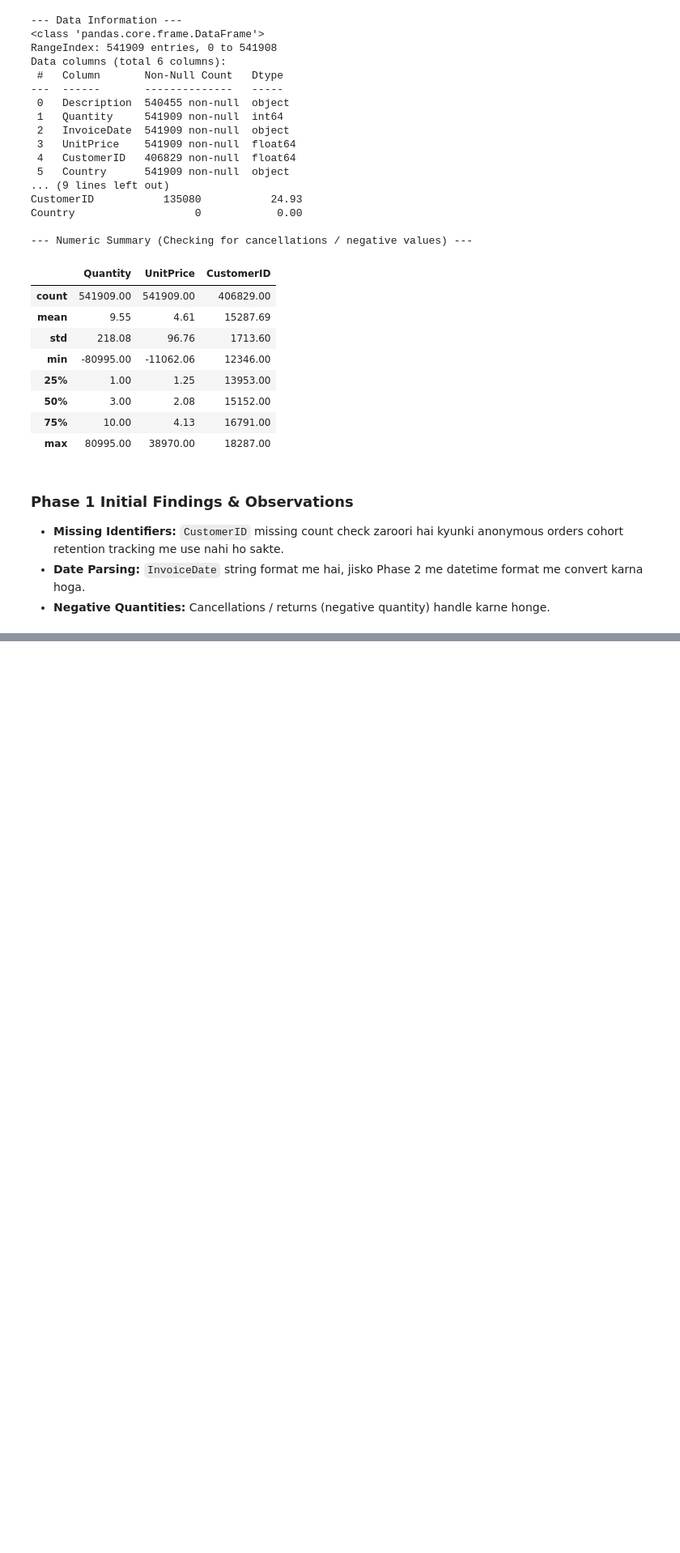
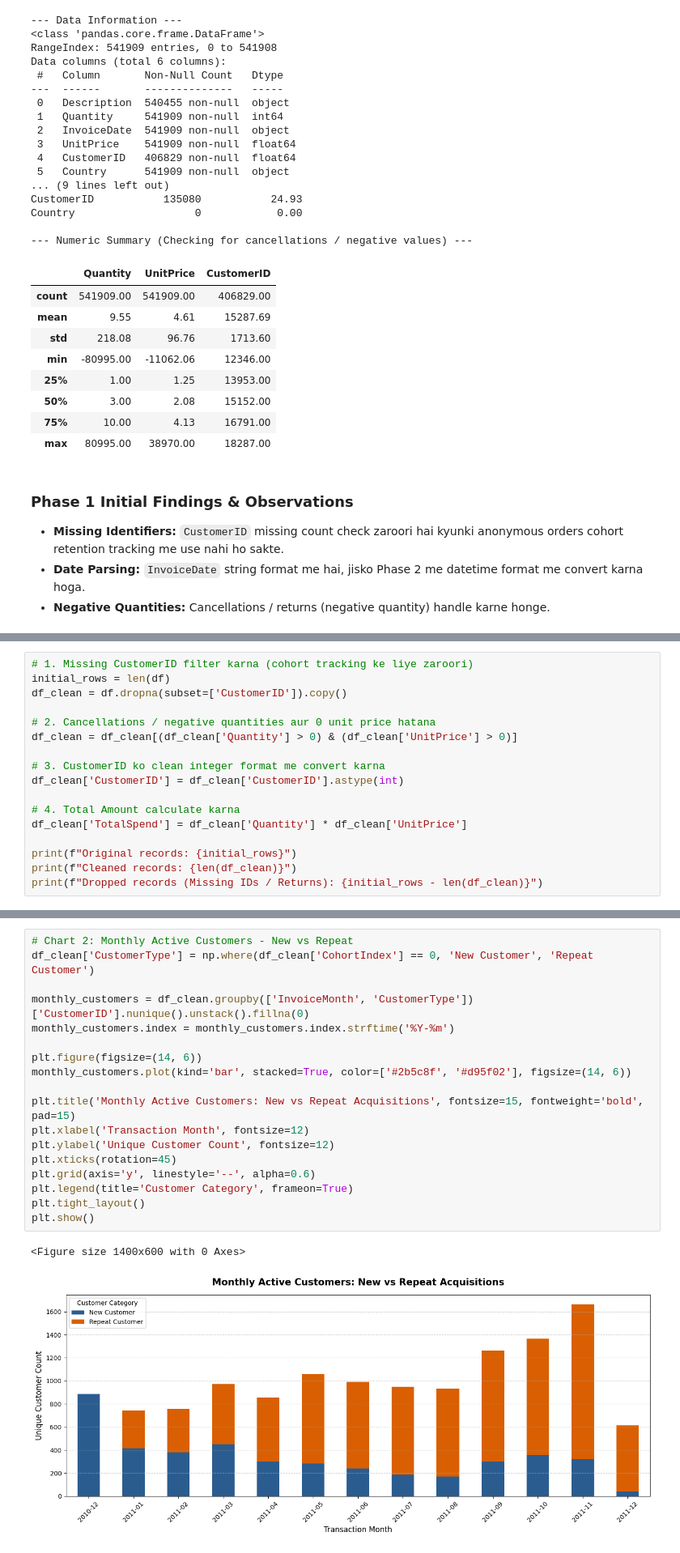
Before and after one commit to aadya-saraswat/DA-030-online-retail-cohort-analysis, a Jupyter notebook: notebooks/DA_030_cohort_analysis.ipynb, the cells around one changed output, grey strips where cells are left out. Shown at 81% size. Drawn from its saved outputs; the diff is of its cells as text; blank space fills up the shorter version.

```diff
--- a/notebooks/DA_030_cohort_analysis.ipynb
+++ b/notebooks/DA_030_cohort_analysis.ipynb
@@ -89,0 +93,17 @@ Country                   0            0.00
+# %%
+# 1. Missing CustomerID filter karna (cohort tracking ke liye zaroori)
+initial_rows = len(df)
+df_clean = df.dropna(subset=['CustomerID']).copy()
+
+# 2. Cancellations / negative quantities aur 0 unit price hatana
+df_clean = df_clean[(df_clean['Quantity'] > 0) & (df_clean['UnitPrice'] > 0)]
+
+# 3. CustomerID ko clean integer format me convert karna
+df_clean['CustomerID'] = df_clean['CustomerID'].astype(int)
+
+# 4. Total Amount calculate karna
+df_clean['TotalSpend'] = df_clean['Quantity'] * df_clean['UnitPrice']
+
+print(f"Original records: {initial_rows}")
+print(f"Cleaned records: {len(df_clean)}")
+print(f"Dropped records (Missing IDs / Returns): {initial_rows - len(df_clean)}")
@@ -89,0 +235,21 @@ Country                   0            0.00
+# %%
+# Chart 2: Monthly Active Customers - New vs Repeat
+df_clean['CustomerType'] = np.where(df_clean['CohortIndex'] == 0, 'New Customer', 'Repeat Customer')
+
+monthly_customers = df_clean.groupby(['InvoiceMonth', 'CustomerType'])['CustomerID'].nunique().unstack().fillna(0)
+monthly_customers.index = monthly_customers.index.strftime('%Y-%m')
+
+plt.figure(figsize=(14, 6))
+monthly_customers.plot(kind='bar', stacked=True, color=['#2b5c8f', '#d95f02'], figsize=(14, 6))
+
+plt.title('Monthly Active Customers: New vs Repeat Acquisitions', fontsize=15, fontweight='bold', pad=15)
+plt.xlabel('Transaction Month', fontsize=12)
+plt.ylabel('Unique Customer Count', fontsize=12)
+plt.xticks(rotation=45)
+plt.grid(axis='y', linestyle='--', alpha=0.6)
+plt.legend(title='Customer Category', frameon=True)
+plt.tight_layout()
+plt.show()
+# %% [output]
+<Figure size 1400x600 with 0 Axes>
+[figure, added]
```
Also changed, not shown: parts of 8 cells of this notebook.
